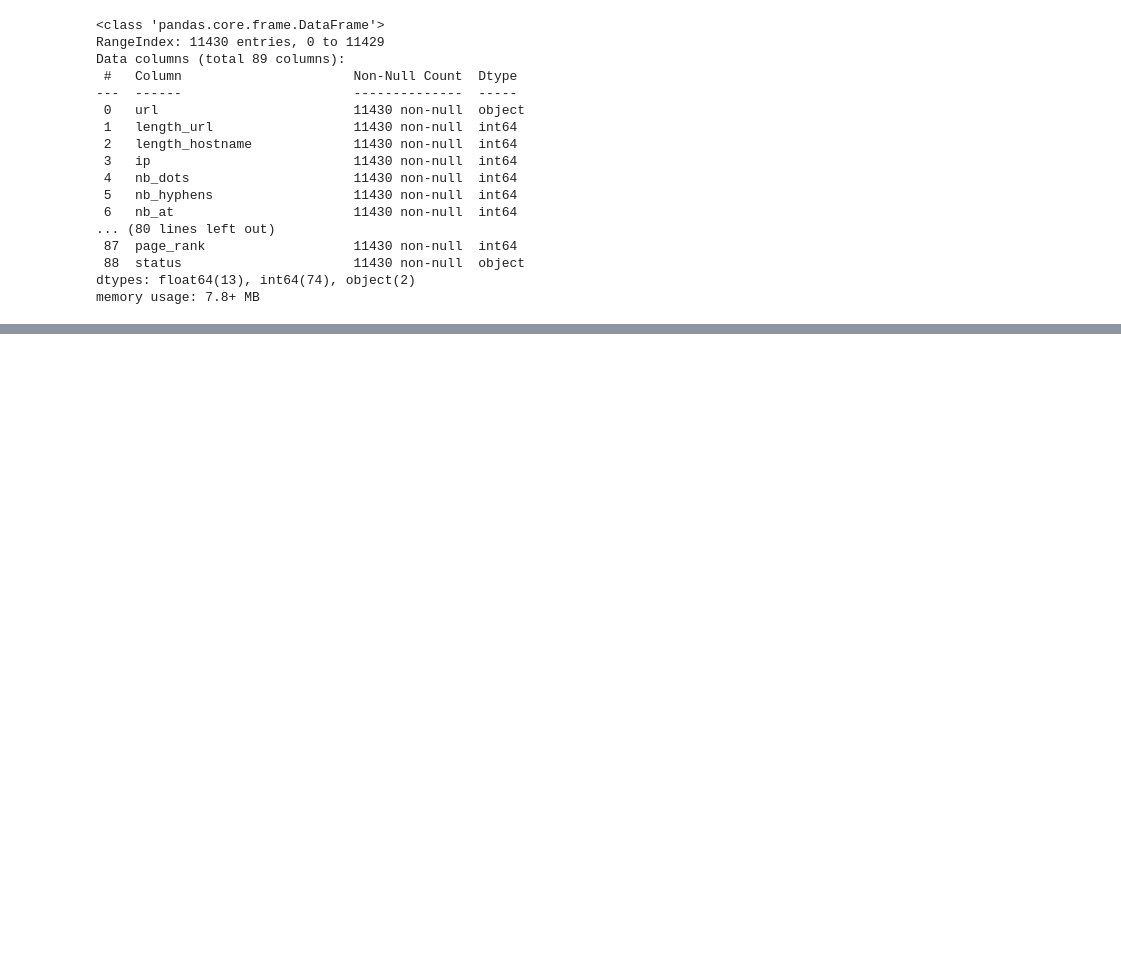
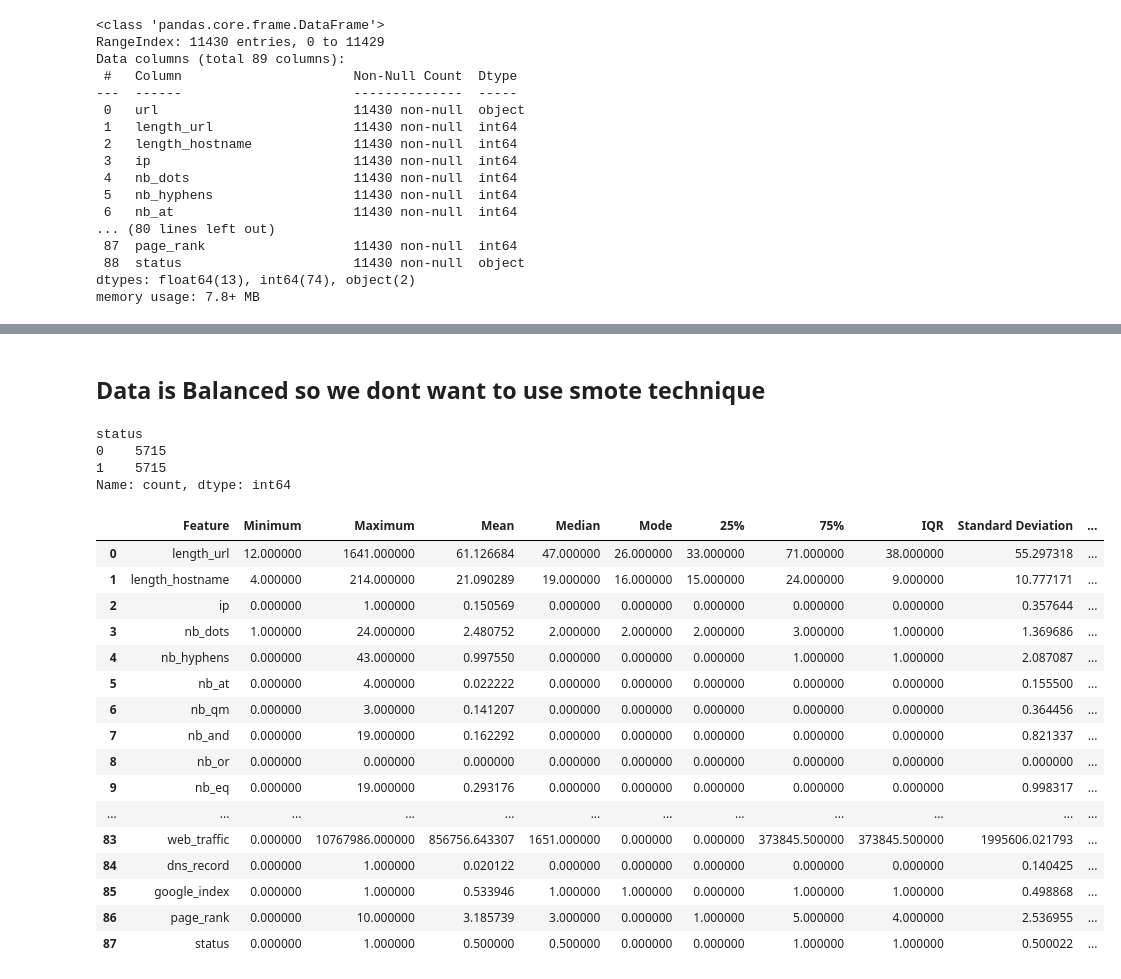
Before and after one commit to Digraskarpratik/CODEB_Internship, a Jupyter notebook: model.ipynb, the cells around one changed output, grey strips where cells are left out. Drawn from its saved outputs; the diff is of its cells as text; code cells hidden in the pictures; blank space fills up the shorter version.

```diff
--- a/model.ipynb
+++ b/model.ipynb
@@ -62,0 +108,2 @@ memory usage: 7.8+ MB
+# %% [markdown]
+## Data is Balanced so we dont want to use smote technique
@@ -62,0 +114,72 @@ memory usage: 7.8+ MB
+# %%
+df["status"].value_counts()
+# %% [output]
+status
+0    5715
+1    5715
+Name: count, dtype: int64
+# %%
+from collections import OrderedDict
+
+stats = []
+
+# Descriptive statistics
+for col in df.columns:
+    if df[col].dtype != 'object':
+        numerical_stats = OrderedDict({
+            'Feature': col,
+            'Minimum': df[col].min(),
+            'Maximum': df[col].max(),
+            'Mean': df[col].mean(),
+            "Median" : df[col].median(),
+            'Mode': df[col].mode()[0] if not df[col].mode().empty else None,
+            '25%': df[col].quantile(0.25),
+            '75%': df[col].quantile(0.75),
+            'IQR': df[col].quantile(0.75) - df[col].quantile(0.25),
+            'Standard Deviation': df[col].std(),
+            'Skewness': df[col].skew(),
+            'Kurtosis': df[col].kurt()
+        })
+        stats.append(numerical_stats)
+
+# Convert to DataFrame
+report = pd.DataFrame(stats)
+
+# Outlier Identification :
+outlier_label = []
+for col in report['Feature']:
+    Q1 = df[col].quantile(0.25)
+    Q3 = df[col].quantile(0.75)
+    IQR = Q3 - Q1
+    LW = Q1 - 1.5 * IQR   # LW : Lower Whisker Line
+    UW = Q3 + 1.5 * IQR   # UW : Upper Whisker Line
+    outliers = df[(df[col] < LW) | (df[col] > UW)]
+    if not outliers.empty:
+        outlier_label.append("Has Outliers")
+    else:
+        outlier_label.append("No Outliers")
+
+report["Outlier Comment"] = outlier_label
+
+# Checking Report
+# report
+
+report.style.background_gradient(subset=["Minimum", "Maximum", "Mean", "Median", "Mode", "25%", "75%", "IQR", "Standard Deviation", "Skewness", "Kurtosis"], cmap= "coolwarm")
+# %% [output]
+|  | Feature | Minimum | Maximum | Mean | Median | Mode | 25% | 75% | IQR | Standard Deviation | ... |
+| 0 | length_url | 12.000000 | 1641.000000 | 61.126684 | 47.000000 | 26.000000 | 33.000000 | 71.000000 | 38.000000 | 55.297318 | ... |
+| 1 | length_hostname | 4.000000 | 214.000000 | 21.090289 | 19.000000 | 16.000000 | 15.000000 | 24.000000 | 9.000000 | 10.777171 | ... |
+| 2 | ip | 0.000000 | 1.000000 | 0.150569 | 0.000000 | 0.000000 | 0.000000 | 0.000000 | 0.000000 | 0.357644 | ... |
+| 3 | nb_dots | 1.000000 | 24.000000 | 2.480752 | 2.000000 | 2.000000 | 2.000000 | 3.000000 | 1.000000 | 1.369686 | ... |
+| 4 | nb_hyphens | 0.000000 | 43.000000 | 0.997550 | 0.000000 | 0.000000 | 0.000000 | 1.000000 | 1.000000 | 2.087087 | ... |
+| 5 | nb_at | 0.000000 | 4.000000 | 0.022222 | 0.000000 | 0.000000 | 0.000000 | 0.000000 | 0.000000 | 0.155500 | ... |
+| 6 | nb_qm | 0.000000 | 3.000000 | 0.141207 | 0.000000 | 0.000000 | 0.000000 | 0.000000 | 0.000000 | 0.364456 | ... |
+| 7 | nb_and | 0.000000 | 19.000000 | 0.162292 | 0.000000 | 0.000000 | 0.000000 | 0.000000 | 0.000000 | 0.821337 | ... |
+| 8 | nb_or | 0.000000 | 0.000000 | 0.000000 | 0.000000 | 0.000000 | 0.000000 | 0.000000 | 0.000000 | 0.000000 | ... |
+| 9 | nb_eq | 0.000000 | 19.000000 | 0.293176 | 0.000000 | 0.000000 | 0.000000 | 0.000000 | 0.000000 | 0.998317 | ... |
+| ... | ... | ... | ... | ... | ... | ... | ... | ... | ... | ... | ... |
+| 83 | web_traffic | 0.000000 | 10767986.000000 | 856756.643307 | 1651.000000 | 0.000000 | 0.000000 | 373845.500000 | 373845.500000 | 1995606.021793 | ... |
+| 84 | dns_record | 0.000000 | 1.000000 | 0.020122 | 0.000000 | 0.000000 | 0.000000 | 0.000000 | 0.000000 | 0.140425 | ... |
+| 85 | google_index | 0.000000 | 1.000000 | 0.533946 | 1.000000 | 1.000000 | 0.000000 | 1.000000 | 1.000000 | 0.498868 | ... |
+| 86 | page_rank | 0.000000 | 10.000000 | 3.185739 | 3.000000 | 0.000000 | 1.000000 | 5.000000 | 4.000000 | 2.536955 | ... |
+| 87 | status | 0.000000 | 1.000000 | 0.500000 | 0.500000 | 0.000000 | 0.000000 | 1.000000 | 1.000000 | 0.500022 | ... |
```
Also changed, not shown: parts of 22 cells of this notebook.
